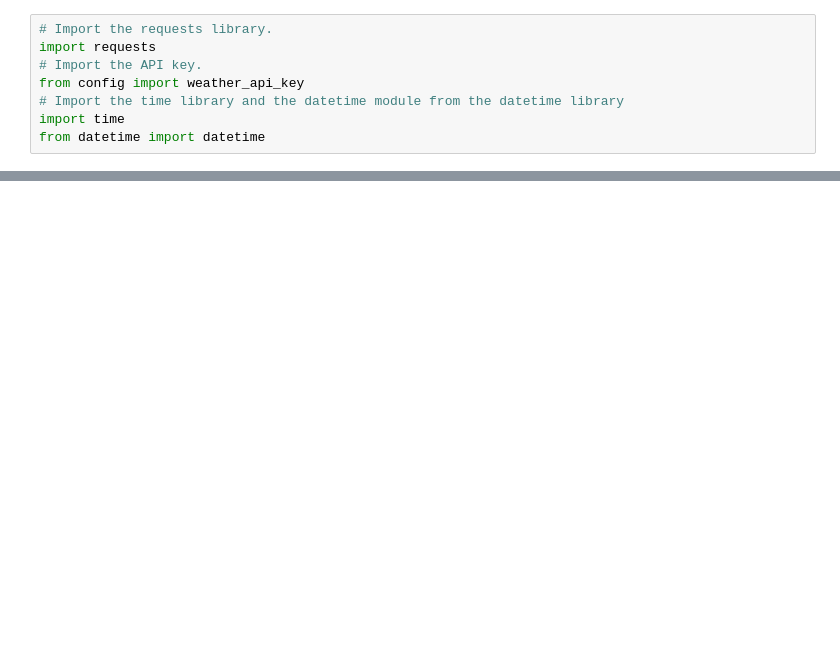
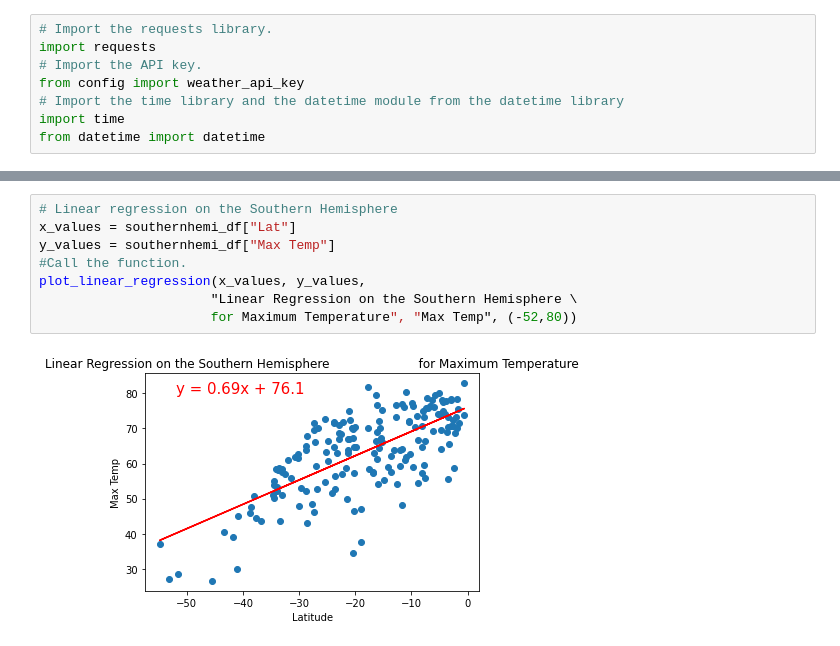
Before and after one commit to MattRiley78/World_Weather_Analysis, a Jupyter notebook: WeatherPy.ipynb, the cells around one changed output, grey strips where cells are left out. Drawn from its saved outputs; the diff is of its cells as text; blank space fills up the shorter version.

```diff
--- a/WeatherPy.ipynb
+++ b/WeatherPy.ipynb
@@ -248,0 +295,10 @@ plt.show()
+# %%
+# Linear regression on the Southern Hemisphere
+x_values = southernhemi_df["Lat"]
+y_values = southernhemi_df["Max Temp"]
+#Call the function.
+plot_linear_regression(x_values, y_values,
+                      "Linear Regression on the Southern Hemisphere \
+                      for Maximum Temperature", "Max Temp", (-52,80))
+# %% [output]
+[figure, added]
```
Also changed, not shown: parts of 29 cells of this notebook, 5 other files.
